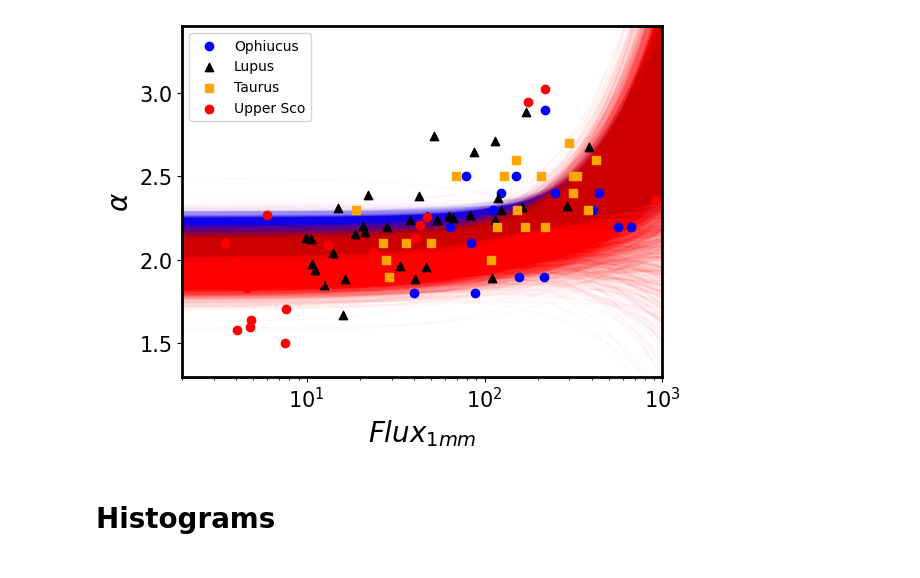
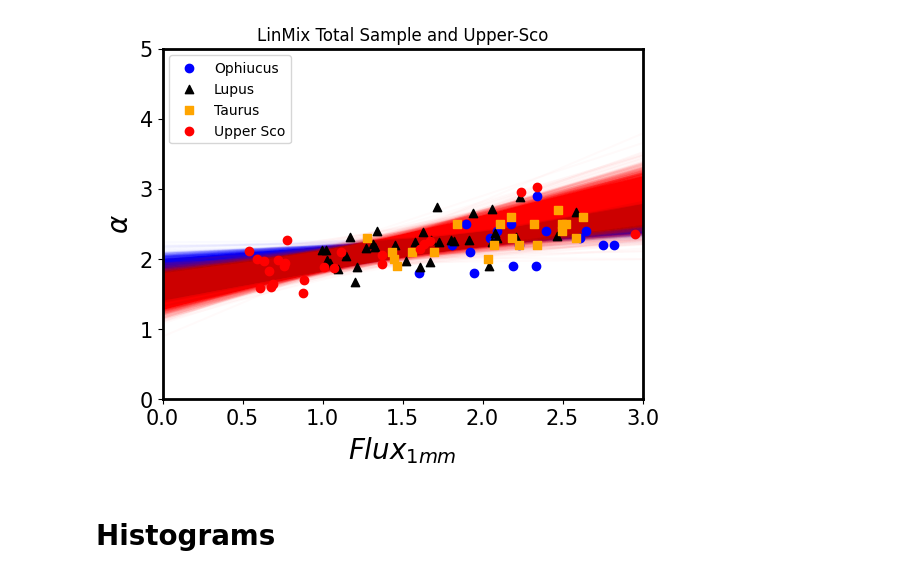
Before and after one commit to Maurone7/Upper-Sco-2022, a Jupyter notebook: linmix_fluxes_alpha.ipynb, the cells around one changed output. Saved outputs shown, nothing was run; the diff lists cells and outputs as text; code cells hidden in the pictures.

```diff
--- a/linmix_fluxes_alpha.ipynb
+++ b/linmix_fluxes_alpha.ipynb
@@ -52,7 +58,7 @@ total_sample_data = region_data()
 # %%
 fig, ax = plt.subplots()
 
-lm = linmix.LinMix(flux_list_ophiucus_ricci_1mm, spectral_index_ophiucus, xsig[:len(flux_list_ophiucus_ricci_1mm)], ysig[:len(flux_list_ophiucus_ricci_1mm)], K=2)
+lm = linmix.LinMix(log_flux_list_ophiucus_ricci_1mm, spectral_index_ophiucus, xsig[:len(flux_list_ophiucus_ricci_1mm)], ysig[:len(flux_list_ophiucus_ricci_1mm)], K=2)
 lm.run_mcmc(silent=True)
 
 ophiucus_slope_flux_alpha = []
@@ -69,12 +75,14 @@ for i in range(0, 10000):
     ophiucus_y_intercept_flux_alpha.append(lm.chain[i]['alpha'])
     ophiucus_scatter.append(lm.chain[i]['sigsqr'])
 
-plt.scatter(flux_list_ophiucus_ricci_1mm, spectral_index_ophiucus, label='Ophiucus', color='b', zorder=1)
+plt.scatter(log_flux_list_ophiucus_ricci_1mm, spectral_index_ophiucus, label='Ophiucus', color='b', zorder=1)
+plt.errorbar(log_flux_list_ophiucus_ricci_1mm, spectral_index_ophiucus, yerr=ysig[:len(flux_list_ophiucus_ricci_1mm)], ls='none', zorder=1)
 
 
-plt.xlabel('$Flux_{1mm}$', fontsize=20), plt.ylabel(r'$\alpha$', fontsize=20)
+plt.xlabel('$log Flux_{1mm}$', fontsize=20), plt.ylabel(r'$\alpha$', fontsize=20)
 plt.legend()
-plt.xlim(xmin, xmax)
+plt.xlim(0,3)
+plt.ylim(0,5)
 ax.tick_params(which='both', labelsize=15)
 plt.show()
 # %% [output]
@@ -111,7 +121,7 @@ plt.show()
 # %%
 fig, ax = plt.subplots()
 
-lm = linmix.LinMix(ricci_taurus_fluxes_1mm, spectral_indices_taurus, xsig[:len(ricci_taurus_fluxes_1mm)], ysig[:len(ricci_taurus_fluxes_1mm)], K=2)
+lm = linmix.LinMix(log_ricci_taurus_fluxes_1mm, spectral_indices_taurus, xsig[:len(ricci_taurus_fluxes_1mm)], ysig[:len(ricci_taurus_fluxes_1mm)], K=2)
 lm.run_mcmc(silent=True)
 
 taurus_slope_flux_alpha = []
@@ -126,12 +136,12 @@ for i in range(0, 10000):
     taurus_y_intercept_flux_alpha.append(lm.chain[i]['alpha'])
     taurus_scatter.append(lm.chain[i]['sigsqr'])
 
+plt.scatter(log_ricci_taurus_fluxes_1mm, spectral_indices_taurus, label='Taurus', zorder=1)
 
-plt.scatter(ricci_taurus_fluxes_1mm, spectral_indices_taurus, label='Taurus', zorder=1)
-
-plt.xlabel('$Flux_{1mm}$', fontsize=20), plt.ylabel(r'$\alpha$', fontsize=20)
+plt.xlabel('$log Flux_{1mm}$', fontsize=20), plt.ylabel(r'$\alpha$', fontsize=20)
 plt.legend()
-plt.xlim(xmin, xmax)
+plt.xlim(0,3)
+plt.ylim(0,5)
 ax.tick_params(which='both', labelsize=15)
 plt.show()
 # %% [output]
@@ -145,57 +155,57 @@ plt.setp(ax.spines.values(), linewidth=2)
 # avoid axis labels being cut
 plt.gcf().subplots_adjust(bottom=0.15, left=0.15)
 
-total_fluxes = ricci_taurus_fluxes_1mm + flux_lupus_1_mm + flux_list_ophiucus_ricci_1mm
+log_total_fluxes = log_ricci_taurus_fluxes_1mm + log_flux_lupus_1_mm + log_flux_list_ophiucus_ricci_1mm
 total_spectra_indices = spectral_indices_taurus + tazzari_lupus_spectral_indices + spectral_index_ophiucus
 
 xsig = [0] * 100
 ysig = [0] * 100
-lm = linmix.LinMix(total_fluxes, total_spectra_indices, xsig[:len(total_fluxes)], ysig[:len(total_fluxes)], K=2)
+lm = linmix.LinMix(log_total_fluxes, total_spectra_indices, xsig[:len(log_total_fluxes)], ysig[:len(log_total_fluxes)], K=2)
 lm.run_mcmc(silent=True)
 
 total_sample_slope_flux_alpha = []
 total_sample_y_intercept_flux_alpha = []
 scatter_total_sample = []
 
-xs = np.arange(2, 1000)
+xs = np.arange(0, 7)
 for i in range(0, 10000):
     total_sample_slope_flux_alpha.append(lm.chain[i]['beta'])
     total_sample_y_intercept_flux_alpha.append(lm.chain[i]['alpha'])
     ys = lm.chain[i]['alpha'] + xs * lm.chain[i]['beta']
     plt.plot(xs, ys, color='b', alpha=0.02, zorder=0)
     scatter_total_sample.append(lm.chain[i]['sigsqr'])
 
 
-lm = linmix.LinMix(flux_barenfeld_0_88mm_updated, spectral_index_upper_sco, xsig[:len(flux_barenfeld_0_88mm_updated)], ysig[:len(flux_barenfeld_0_88mm_updated)], K=2)
+lm = linmix.LinMix(log_flux_barenfeld_0_88mm_updated, spectral_index_upper_sco, xsig[:len(flux_barenfeld_0_88mm_updated)], ysig[:len(flux_barenfeld_0_88mm_updated)], K=2)
 lm.run_mcmc(silent=True)
 
 upper_sco_slope_flux_alpha = []
 upper_sco_y_intercept_flux_alpha = []
 scatter_upper_sco = []
 
-xs = np.arange(2, 1000)
+xs = np.arange(0, 7)
 for i in range(0, 10000):
     ys = lm.chain[i]['alpha'] + xs * lm.chain[i]['beta']
     plt.plot(xs, ys, color='r', alpha=0.02, zorder=0)
     upper_sco_slope_flux_alpha.append(lm.chain[i]['beta'])
     upper_sco_y_intercept_flux_alpha.append(lm.chain[i]['alpha'])
     scatter_upper_sco.append(lm.chain[i]['sigsqr'])
 
-plt.scatter(flux_list_ophiucus_ricci_1mm, spectral_index_ophiucus, label='Ophiucus', color='blue', zorder=1)
-plt.scatter(flux_lupus_1_mm, tazzari_lupus_spectral_indices, label='Lupus', marker='^', color='black', zorder=1)
-plt.scatter(ricci_taurus_fluxes_1mm, spectral_indices_taurus, label='Taurus', marker='s', color='orange', zorder=1)
-plt.scatter(flux_barenfeld_0_88mm_updated, spectral_index_upper_sco, label='Upper Sco', color='red', zorder=1)
-plt.xticks(np.array(np.arange(1.4, 3.1, 0.1)))
+plt.scatter(log_flux_list_ophiucus_ricci_1mm, spectral_index_ophiucus, label='Ophiucus', color='blue', zorder=1)
+plt.scatter(log_flux_lupus_1_mm, tazzari_lupus_spectral_indices, label='Lupus', marker='^', color='black', zorder=1)
+plt.scatter(log_ricci_taurus_fluxes_1mm, spectral_indices_taurus, label='Taurus', marker='s', color='orange', zorder=1)
+plt.scatter(log_flux_barenfeld_0_88mm_updated, spectral_index_upper_sco, label='Upper Sco', color='red', zorder=1)
 
 plt.xlabel('$Flux_{1mm}$', fontsize=20), plt.ylabel(r'$\alpha$', fontsize=20)
-plt.xscale('log')
+plt.xlim(0,3)
+plt.ylim(0,5)
 plt.legend()
-plt.xlim(2, 1000), plt.ylim(1.3, 3.4)
 ax.tick_params(which='both', labelsize=15)
+plt.title("LinMix Total Sample and Upper-Sco")
 plt.savefig("LinMix Total Sample and Upper-Sco")
 plt.show()
 # %% [output]
-[figure, old version]
+[figure, new version]
 # %% [markdown]
 # Histograms
 # %%
```
Also changed, not shown: parts of 45 cells of this notebook, 9 other files.
